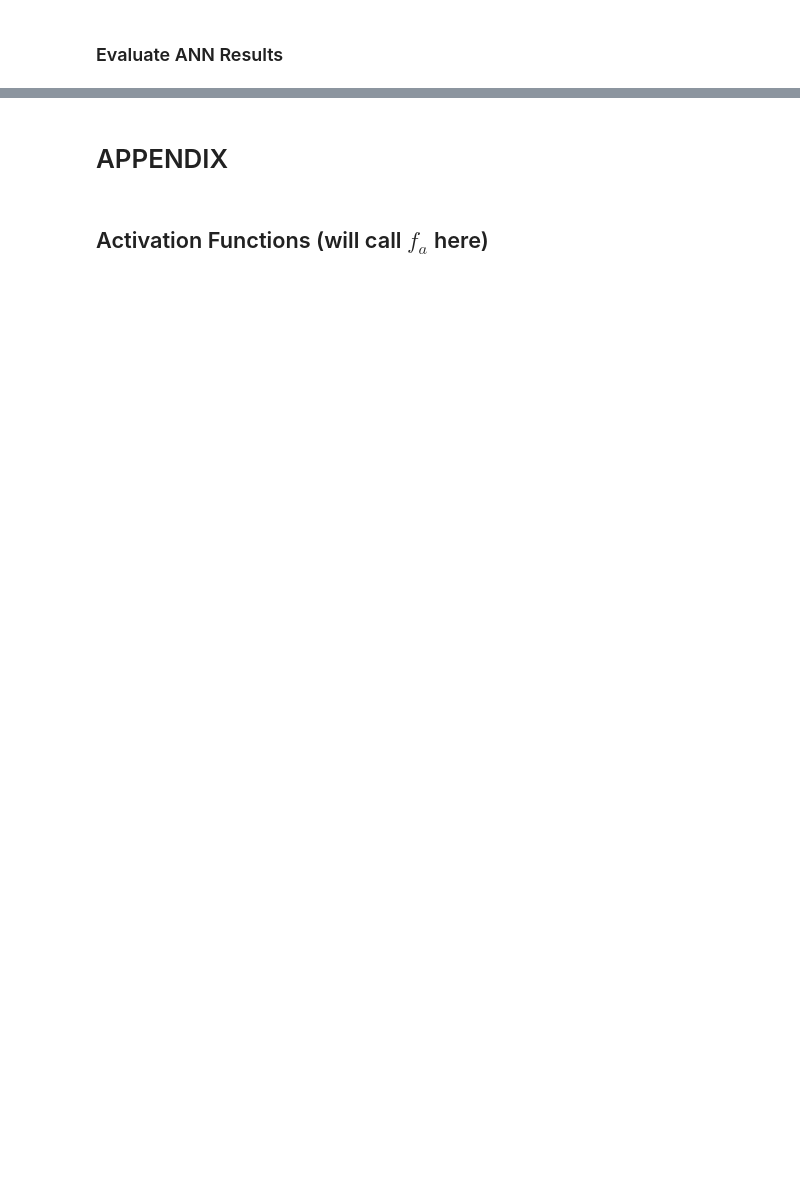
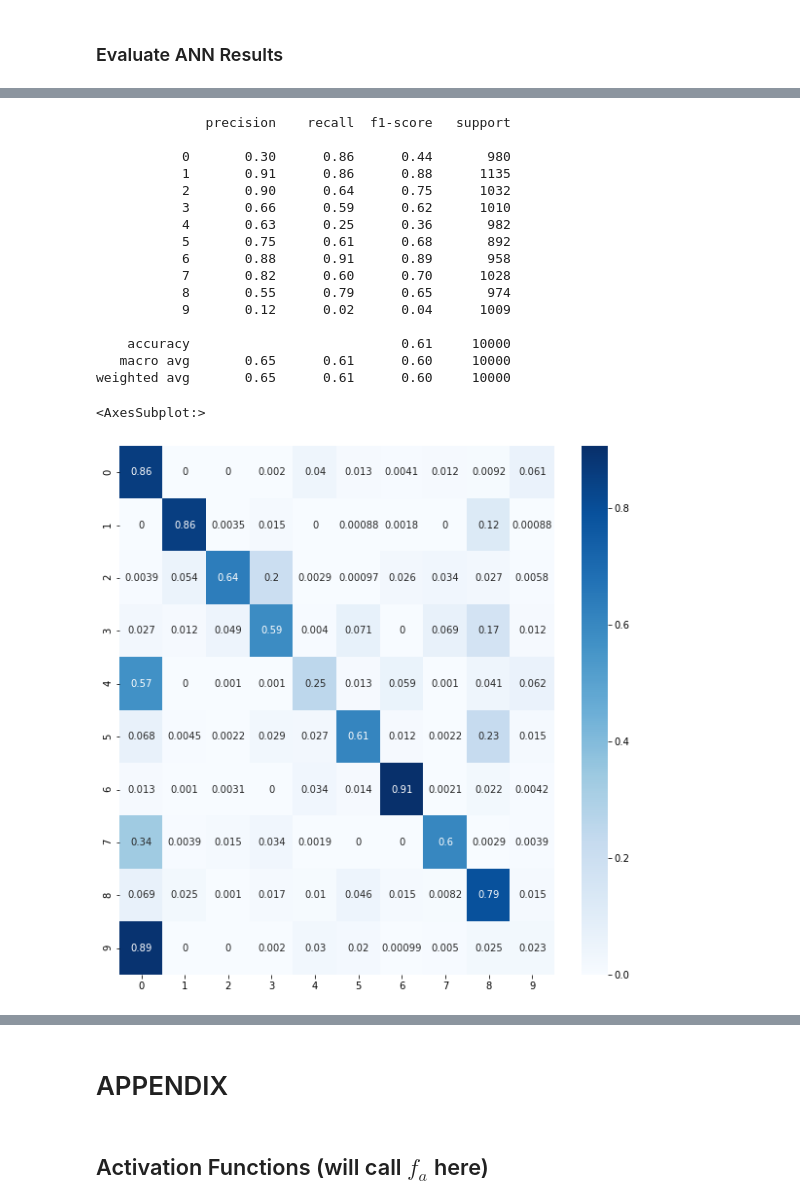
Before and after one commit to learn-co-curriculum/aug-ds-ft-2020-notebooks, a Jupyter notebook: topic40-neural-networks/Sect_40_Intro_to_Neural_Networks_v3_SG.ipynb, the cells around one changed output, grey strips where cells are left out. Saved outputs shown, nothing was run; the diff lists cells and outputs as text; code cells hidden in the pictures; blank space fills up the shorter version.

```diff
--- a/topic40-neural-networks/Sect_40_Intro_to_Neural_Networks_v3_SG.ipynb
+++ b/topic40-neural-networks/Sect_40_Intro_to_Neural_Networks_v3_SG.ipynb
@@ -281,3 +447,33 @@ from sklearn import metrics
+# %%
+## Print CLassification Report
+from sklearn import metrics
+y_true = y_test.argmax(axis=1)
+y_pred = y_hat_test.argmax(axis=1)
+print(metrics.classification_report(y_true,y_pred ))
+cm = metrics.confusion_matrix(y_true,y_pred,normalize='true')
+
+
+fig,ax= plt.subplots(figsize=(10,10))
+sns.heatmap(cm,annot=True,cmap='Blues',ax=ax)
+# %% [output]
+              precision    recall  f1-score   support
+
+           0       0.30      0.86      0.44       980
+           1       0.91      0.86      0.88      1135
+           2       0.90      0.64      0.75      1032
+           3       0.66      0.59      0.62      1010
+           4       0.63      0.25      0.36       982
+           5       0.75      0.61      0.68       892
+           6       0.88      0.91      0.89       958
+           7       0.82      0.60      0.70      1028
+           8       0.55      0.79      0.65       974
+           9       0.12      0.02      0.04      1009
+
+    accuracy                           0.61     10000
+   macro avg       0.65      0.61      0.60     10000
+weighted avg       0.65      0.61      0.60     10000
+<AxesSubplot:>
+[figure, added]
 # %%
 ## Check y_test, and y_hat_test's shape
 # %%
```
Also changed, not shown: parts of 32 cells of this notebook.
